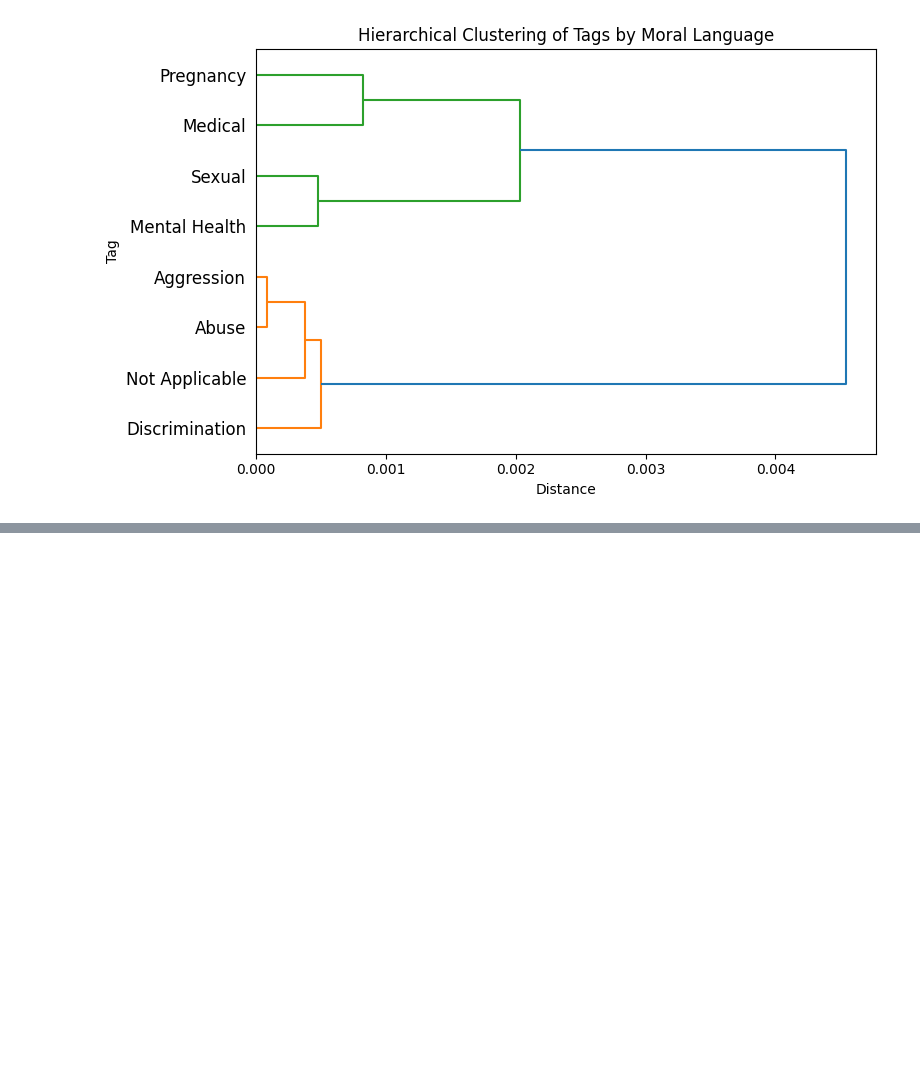
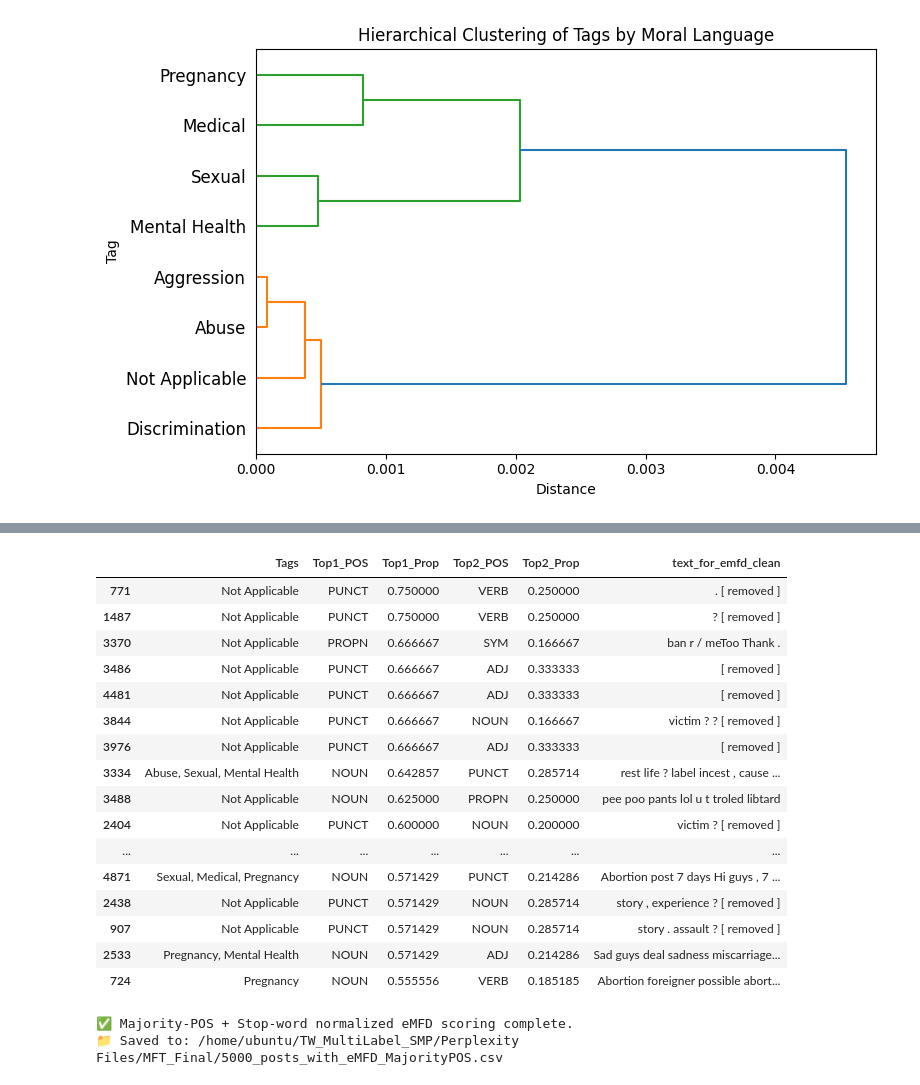
Before and after one commit to ShirleneRose/TriggerWarnings, a Jupyter notebook: jupyter-notebooks/linguistic_analysis.ipynb, the cells around one changed output, grey strips where cells are left out. Drawn from its saved outputs; the diff is of its cells as text; code cells hidden in the pictures; blank space fills up the shorter version.

```diff
--- a/jupyter-notebooks/linguistic_analysis.ipynb
+++ b/jupyter-notebooks/linguistic_analysis.ipynb
@@ -1761,0 +1887,60 @@ plt.show()
+# %%
+from collections import Counter
+import pandas as pd
+
+def get_top_pos(text, top_n=2):
+    doc = nlp(str(text))
+    pos_counts = Counter(tok.pos_ for tok in doc)
+    total = sum(pos_counts.values())
+    if total == 0:
+        return pd.Series({"Top1_POS": None, "Top1_Prop": 0, "Top2_POS": None, "Top2_Prop": 0})
+
+    # Get top N POS sorted by frequency
+    top_pos = pos_counts.most_common(top_n)
+    top_pos += [(None, 0)] * (top_n - len(top_pos))  # pad if fewer POS
+
+    return pd.Series({
+        "Top1_POS": top_pos[0][0],
+        "Top1_Prop": top_pos[0][1] / total,
+        "Top2_POS": top_pos[1][0],
+        "Top2_Prop": top_pos[1][1] / total
+    })
+
+# Apply to a subset (or all if you want)
+pos_summary = df_final_major["text_for_emfd_clean"].apply(get_top_pos)
+
+# Merge with tags for inspection
+df_pos_analysis = pd.concat([df_final_major[["Tags", "text_for_emfd_clean"]], pos_summary], axis=1)
+
+# Sort by dominance (Top1 proportion)
+df_top_pos = df_pos_analysis.sort_values("Top1_Prop", ascending=False)
+
+# Preview top performers
+display(df_top_pos.head(20)[["Tags", "Top1_POS", "Top1_Prop", "Top2_POS", "Top2_Prop", "text_for_emfd_clean"]])
+# %% [output]
+|  | Tags | Top1_POS | Top1_Prop | Top2_POS | Top2_Prop | text_for_emfd_clean |
+| 771 | Not Applicable | PUNCT | 0.750000 | VERB | 0.250000 | . [ removed ] |
+| 1487 | Not Applicable | PUNCT | 0.750000 | VERB | 0.250000 | ? [ removed ] |
+| 3370 | Not Applicable | PROPN | 0.666667 | SYM | 0.166667 | ban r / meToo Thank . |
+| 3486 | Not Applicable | PUNCT | 0.666667 | ADJ | 0.333333 | [ removed ] |
+| 4481 | Not Applicable | PUNCT | 0.666667 | ADJ | 0.333333 | [ removed ] |
+| 3844 | Not Applicable | PUNCT | 0.666667 | NOUN | 0.166667 | victim ? ? [ removed ] |
+| 3976 | Not Applicable | PUNCT | 0.666667 | ADJ | 0.333333 | [ removed ] |
+| 3334 | Abuse, Sexual, Mental Health | NOUN | 0.642857 | PUNCT | 0.285714 | rest life ? label incest , cause ... |
+| 3488 | Not Applicable | NOUN | 0.625000 | PROPN | 0.250000 | pee poo pants lol u t troled libtard |
+| 2404 | Not Applicable | PUNCT | 0.600000 | NOUN | 0.200000 | victim ? [ removed ] |
+| ... | ... | ... | ... | ... | ... | ... |
+| 4871 | Sexual, Medical, Pregnancy | NOUN | 0.571429 | PUNCT | 0.214286 | Abortion post 7 days Hi guys , 7 ... |
+| 2438 | Not Applicable | PUNCT | 0.571429 | NOUN | 0.285714 | story , experience ? [ removed ] |
+| 907 | Not Applicable | PUNCT | 0.571429 | NOUN | 0.285714 | story . assault ? [ removed ] |
+| 2533 | Pregnancy, Mental Health | NOUN | 0.571429 | ADJ | 0.214286 | Sad guys deal sadness miscarriage... |
+| 724 | Pregnancy | NOUN | 0.555556 | VERB | 0.185185 | Abortion foreigner possible abort... |
+# %%
+OUTPUT_CSV = "/home/ubuntu/TW_MultiLabel_SMP/Perplexity Files/MFT_Final/5000_posts_with_eMFD_MajorityPOS.csv"
+df_final_major.to_csv(OUTPUT_CSV, index=False)
+
+print("✅ Majority-POS + Stop-word normalized eMFD scoring complete.")
+print("📁 Saved to:", OUTPUT_CSV)
+# %% [output]
+✅ Majority-POS + Stop-word normalized eMFD scoring complete.
+📁 Saved to: /home/ubuntu/TW_MultiLabel_SMP/Perplexity Files/MFT_Final/5000_posts_with_eMFD_MajorityPOS.csv
```
Also changed, not shown: parts of 5 cells of this notebook, 2 other files.
